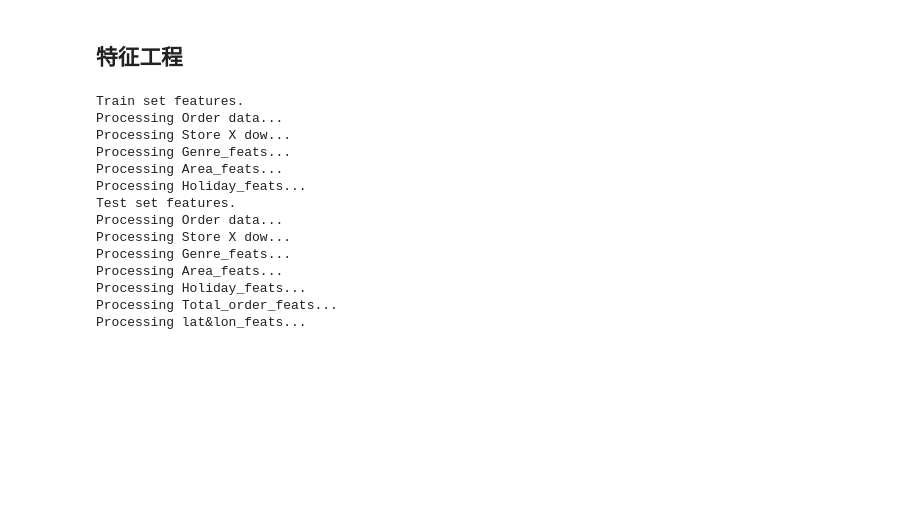
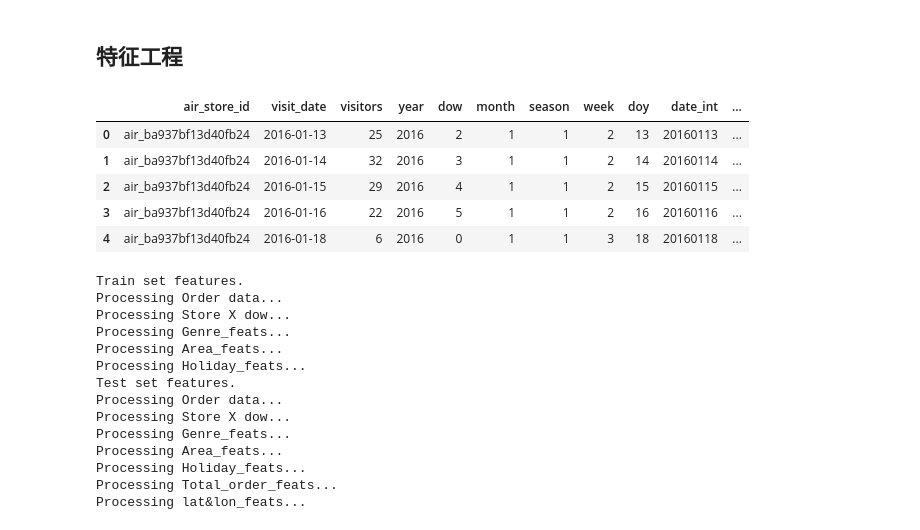
Before and after one commit to shenc3/kaggle_note, a Jupyter notebook: Recruit Restaurant Visitor Forecasting/Predict.ipynb, the cells around one changed output. Cells and saved outputs as stored; diff of their text form; code cells hidden in the pictures; blank space fills up the shorter version.

```diff
--- a/Recruit Restaurant Visitor Forecasting/Predict.ipynb
+++ b/Recruit Restaurant Visitor Forecasting/Predict.ipynb
@@ -457,6 +456,15 @@ def mean_avg(tra, hol):
     return visitors
 # %% [markdown]
 ## 特征工程
+# %%
+data['tra'].head()
+# %% [output]
+|  | air_store_id | visit_date | visitors | year | dow | month | season | week | doy | date_int | ... |
+| 0 | air_ba937bf13d40fb24 | 2016-01-13 | 25 | 2016 | 2 | 1 | 1 | 2 | 13 | 20160113 | ... |
+| 1 | air_ba937bf13d40fb24 | 2016-01-14 | 32 | 2016 | 3 | 1 | 1 | 2 | 14 | 20160114 | ... |
+| 2 | air_ba937bf13d40fb24 | 2016-01-15 | 29 | 2016 | 4 | 1 | 1 | 2 | 15 | 20160115 | ... |
+| 3 | air_ba937bf13d40fb24 | 2016-01-16 | 22 | 2016 | 5 | 1 | 1 | 2 | 16 | 20160116 | ... |
+| 4 | air_ba937bf13d40fb24 | 2016-01-18 | 6 | 2016 | 0 | 1 | 1 | 3 | 18 | 20160118 | ... |
 # %%
 # 增加时间特征
 # train = time_feats(data['tra'])
```
Also changed, not shown: parts of 14 cells of this notebook.
